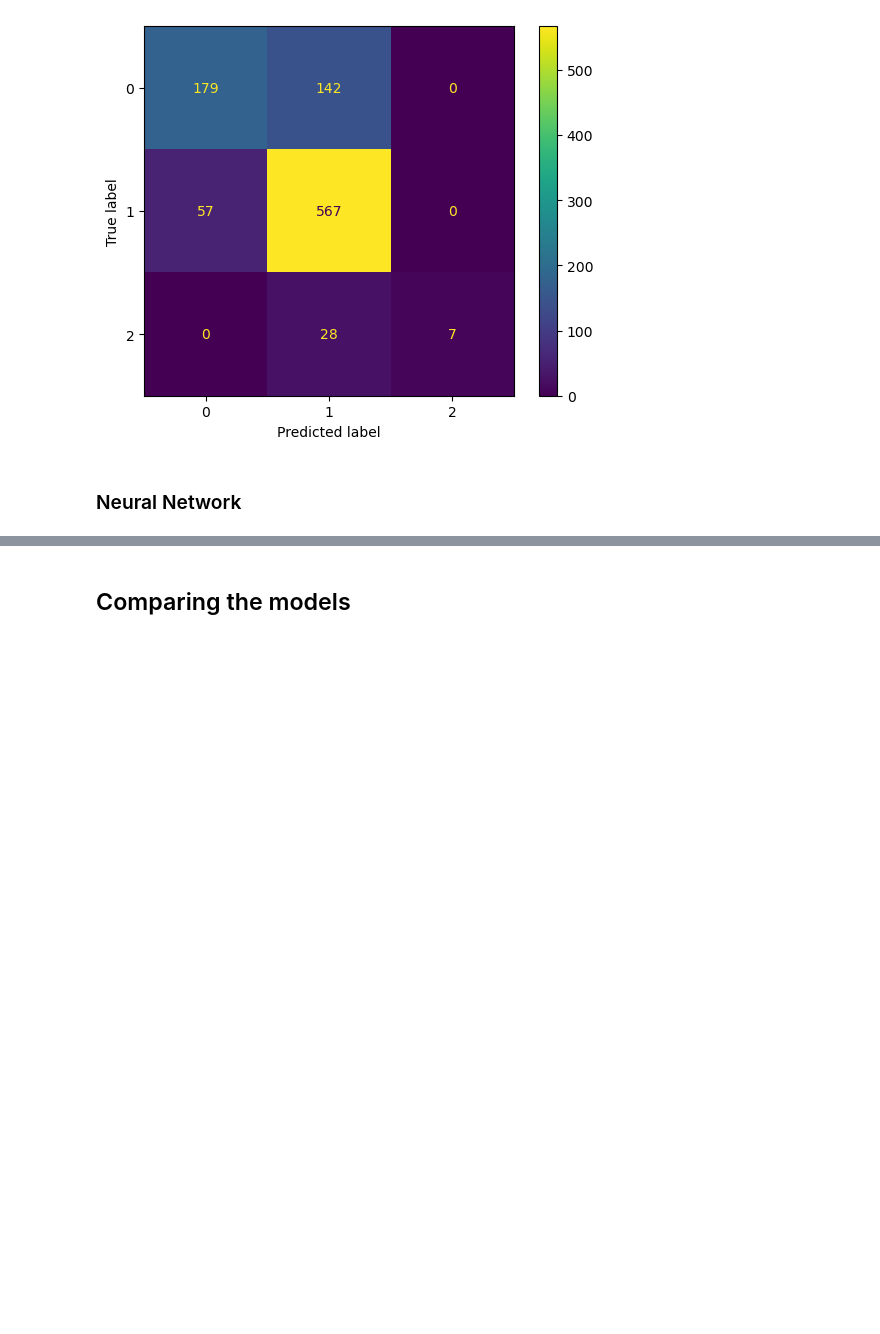
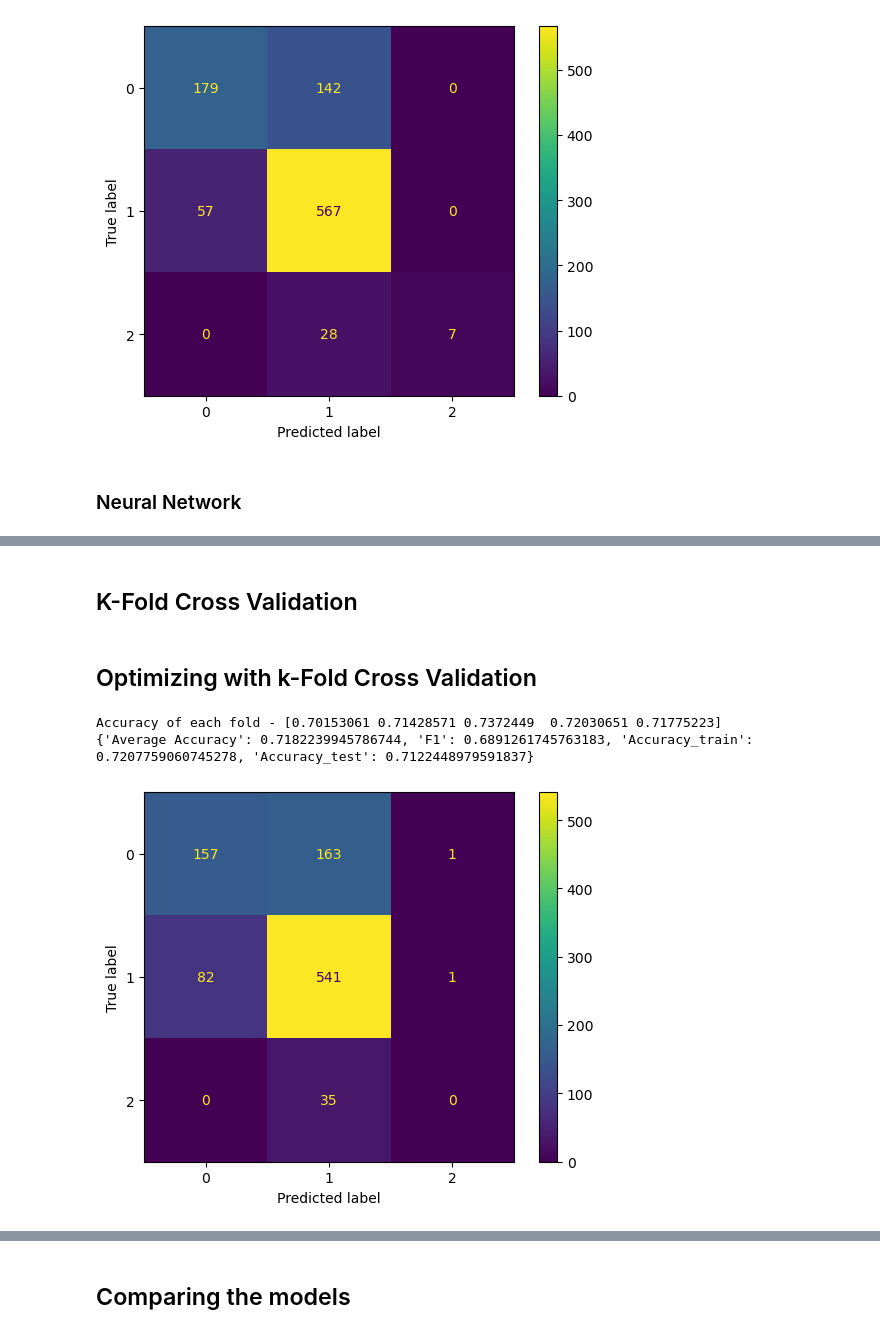
Before and after one commit to franciscomonteiro85/faa-wine-project, a Jupyter notebook: Wine_quality_project.ipynb, the cells around one changed output, grey strips where cells are left out. Cells and saved outputs as stored; diff of their text form; code cells hidden in the pictures; blank space fills up the shorter version.

```diff
--- a/Wine_quality_project.ipynb
+++ b/Wine_quality_project.ipynb
@@ -471,0 +473,36 @@ weighted avg       0.73      0.74      0.73       980
+# %% [markdown]
+## K-Fold Cross Validation
+# %%
+#k fold cross validation
+def kfold(X_train, y_train, X_test, y_test, classifier, k):
+    kf = KFold(n_splits=k, shuffle=True)
+
+    scores = cross_validate(classifier, X_train, y_train, scoring='accuracy', cv=k, return_estimator=True)
+
+    avg_acc_score = sum(scores['test_score'])/k
+
+
+
+    print('Accuracy of each fold - {}'.format(scores['test_score']))
+
+    best_estimator = scores['estimator'][np.argmax(scores['test_score'])]
+
+    y_pred_test = best_estimator.predict(X_test)
+    acc_test = sum(y_test == y_pred_test) / float(len(y_pred_test))
+    acc_train = sum(y_train == best_estimator.predict(X_train)) / float(len(y_train))
+    f1_test = f1_score(y_test, y_pred_test, average='weighted')
+
+    cross_validate_scores = {'Average Accuracy': avg_acc_score, 'F1': f1_test, 'Accuracy_train': acc_train, 'Accuracy_test': acc_test}
+    print(cross_validate_scores)
+    return y_pred_test, cross_validate_scores
+# %% [markdown]
+## Optimizing with k-Fold Cross Validation
+# %%
+#logistic regression
+y_pred_test, scores_lr = kfold(X_train, y_train, X_test, y_test, classifier_lr, 5)
+cm_lr = get_CM(classifier_lr, y_test, y_pred_test)
+Plot_CM(cm_lr, classifier_lr)
+# %% [output]
+Accuracy of each fold - [0.70153061 0.71428571 0.7372449  0.72030651 0.71775223]
+{'Average Accuracy': 0.7182239945786744, 'F1': 0.6891261745763183, 'Accuracy_train': 0.7207759060745278, 'Accuracy_test': 0.7122448979591837}
+[figure, added]
```
Also changed, not shown: parts of 11 cells of this notebook, 1 other file.
